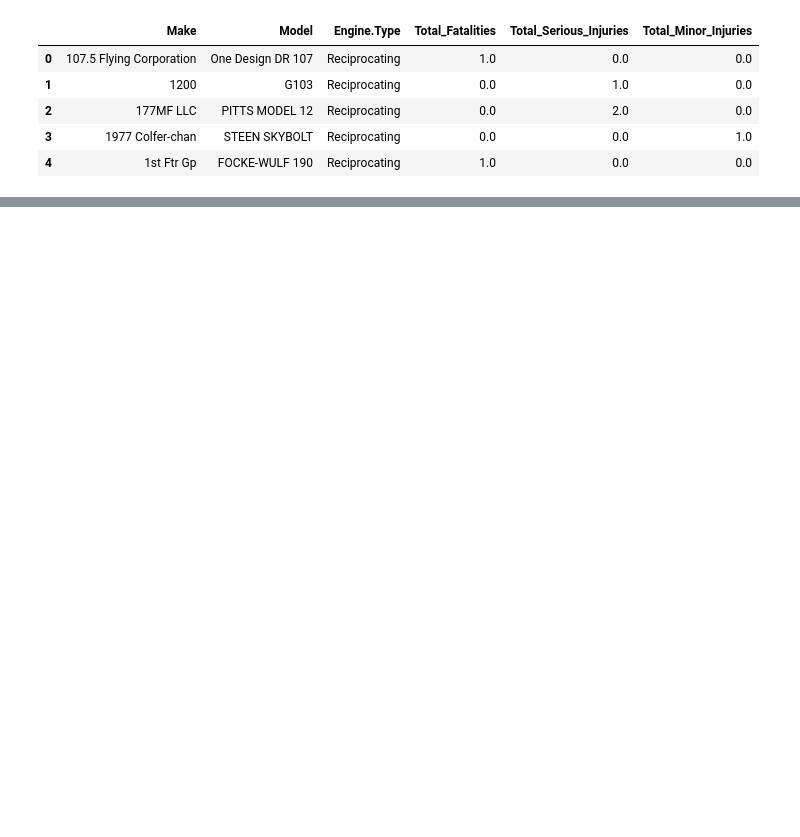
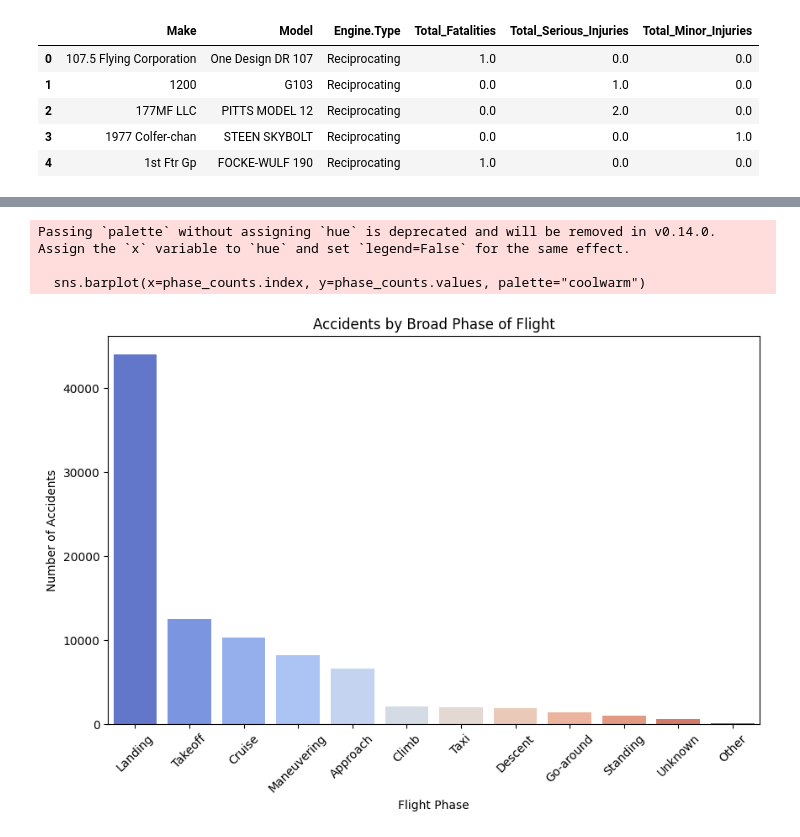
Before and after one commit to RonnyMuthomi/dsc-phase1-project, a Jupyter notebook: index.ipynb, the cells around one changed output, grey strips where cells are left out. Saved outputs shown, nothing was run; the diff lists cells and outputs as text; code cells hidden in the pictures; blank space fills up the shorter version.

```diff
--- a/index.ipynb
+++ b/index.ipynb
@@ -704,0 +865,17 @@ Passing `palette` without assigning `hue` is deprecated and will be removed in v
+# %%
+# Count accidents per flight phase
+phase_counts = Aviation_df["Broad.phase.of.flight"].value_counts()
+
+# Plot bar chart
+fig, ax =plt.subplots(figsize=(10, 6))
+sns.barplot(x=phase_counts.index, y=phase_counts.values, palette="coolwarm")
+ax.set_title("Accidents by Broad Phase of Flight")
+ax.set_xlabel("Flight Phase")
+ax.set_ylabel("Number of Accidents")
+ax.tick_params(axis='x',rotation=45)
+plt.show()
+# %% [output]
+Passing `palette` without assigning `hue` is deprecated and will be removed in v0.14.0. Assign the `x` variable to `hue` and set `legend=False` for the same effect.
+
+  sns.barplot(x=phase_counts.index, y=phase_counts.values, palette="coolwarm")
+[figure, added]
```
Also changed, not shown: parts of 49 cells of this notebook.
